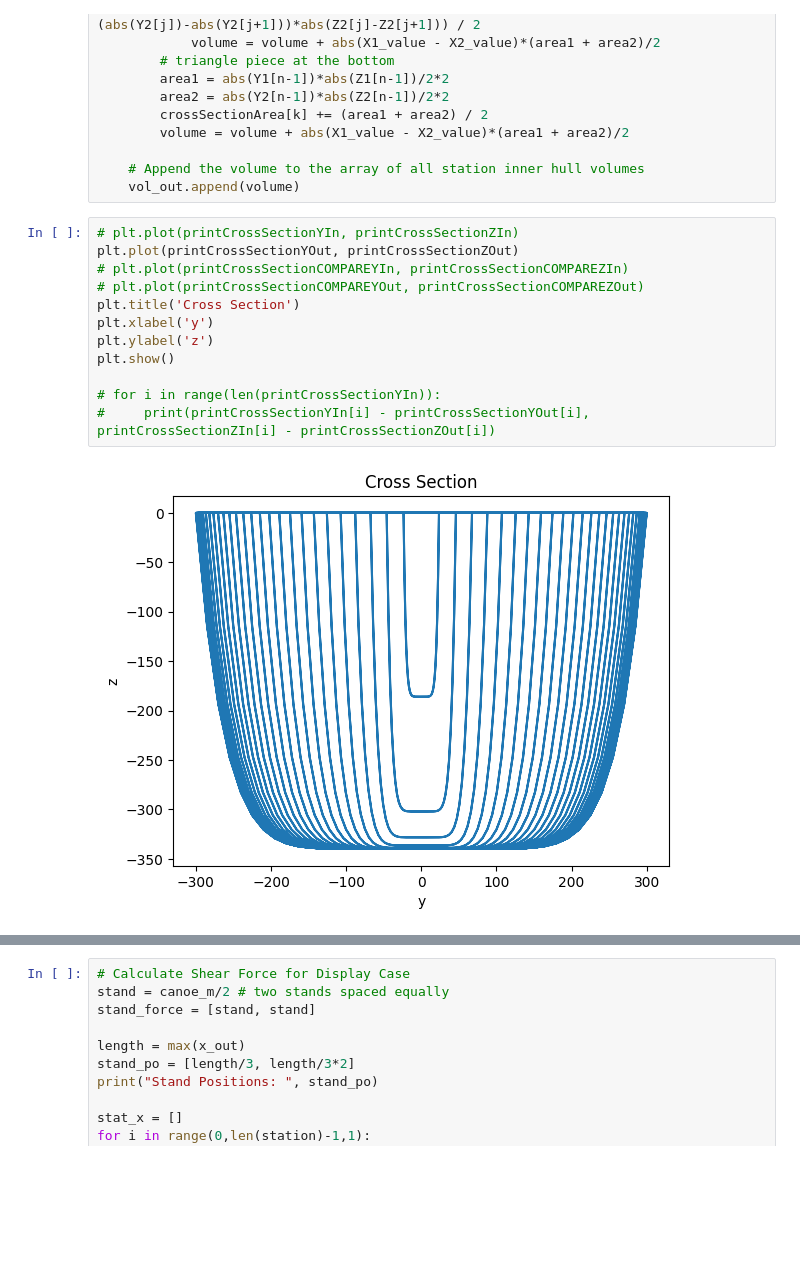
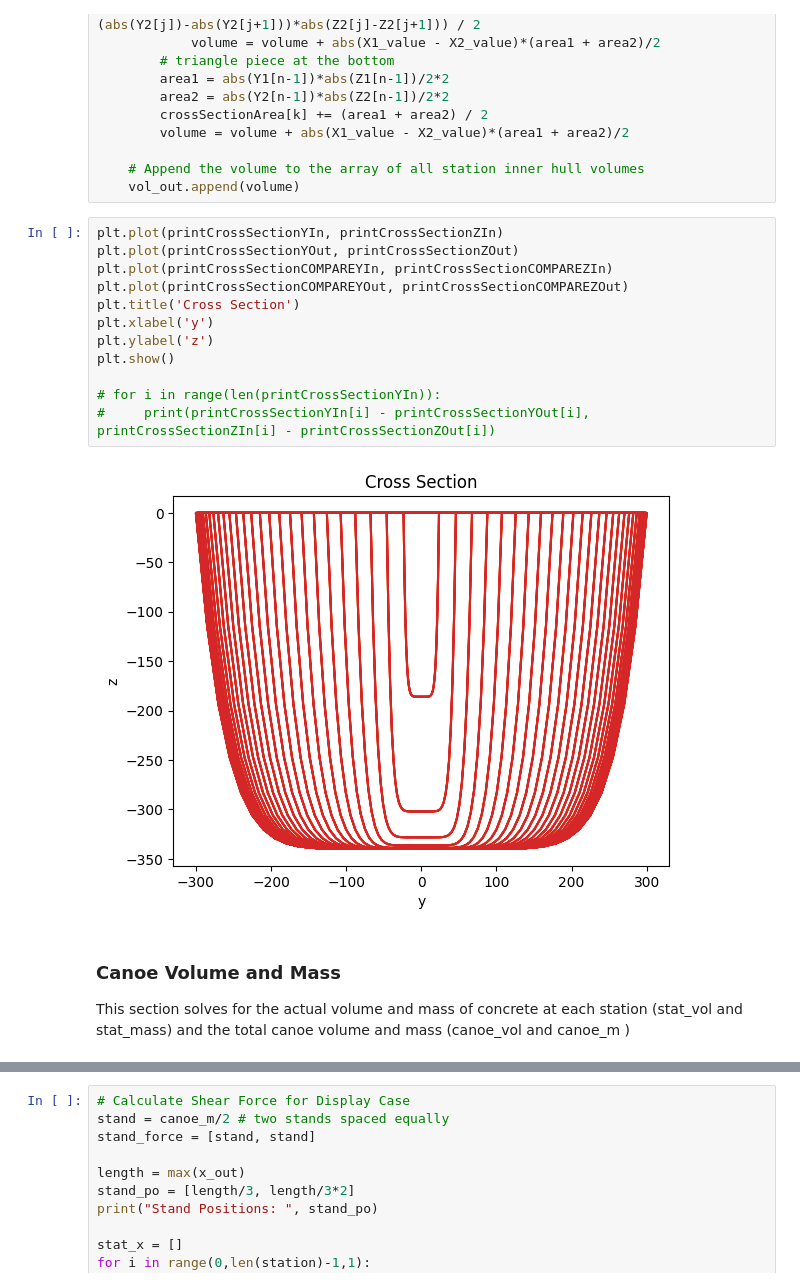
Before and after one commit to UWaterlooConcreteCanoe/Structural_Analysis, a Jupyter notebook: Approximation-Vol Diff.ipynb, the cells around one changed output, grey strips where cells are left out. Saved outputs shown, nothing was run; the diff lists cells and outputs as text; blank space fills up the shorter version.

```diff
--- a/Approximation-Vol Diff.ipynb
+++ b/Approximation-Vol Diff.ipynb
@@ -195,17 +219,21 @@ for k in range(0,station_no-1,1):
     # Append the volume to the array of all station inner hull volumes
     vol_out.append(volume)
 # %%
-# plt.plot(printCrossSectionYIn, printCrossSectionZIn)
+plt.plot(printCrossSectionYIn, printCrossSectionZIn)
 plt.plot(printCrossSectionYOut, printCrossSectionZOut)
-# plt.plot(printCrossSectionCOMPAREYIn, printCrossSectionCOMPAREZIn)
-# plt.plot(printCrossSectionCOMPAREYOut, printCrossSectionCOMPAREZOut)
+plt.plot(printCrossSectionCOMPAREYIn, printCrossSectionCOMPAREZIn)
+plt.plot(printCrossSectionCOMPAREYOut, printCrossSectionCOMPAREZOut)
 plt.title('Cross Section')
 plt.xlabel('y')
 plt.ylabel('z')
 plt.show()
 
 # for i in range(len(printCrossSectionYIn)):
 #     print(printCrossSectionYIn[i] - printCrossSectionYOut[i], printCrossSectionZIn[i] - printCrossSectionZOut[i])
 # %% [output]
-[figure, old version]
+[figure, new version]
+# %% [markdown]
+### Canoe Volume and Mass
+This section solves for the actual volume and mass of concrete at each station (stat_vol and stat_mass)
+and the total canoe volume and mass (canoe_vol and canoe_m )
 # %%
```
Also changed, not shown: parts of 6 cells of this notebook, 3 other files.
